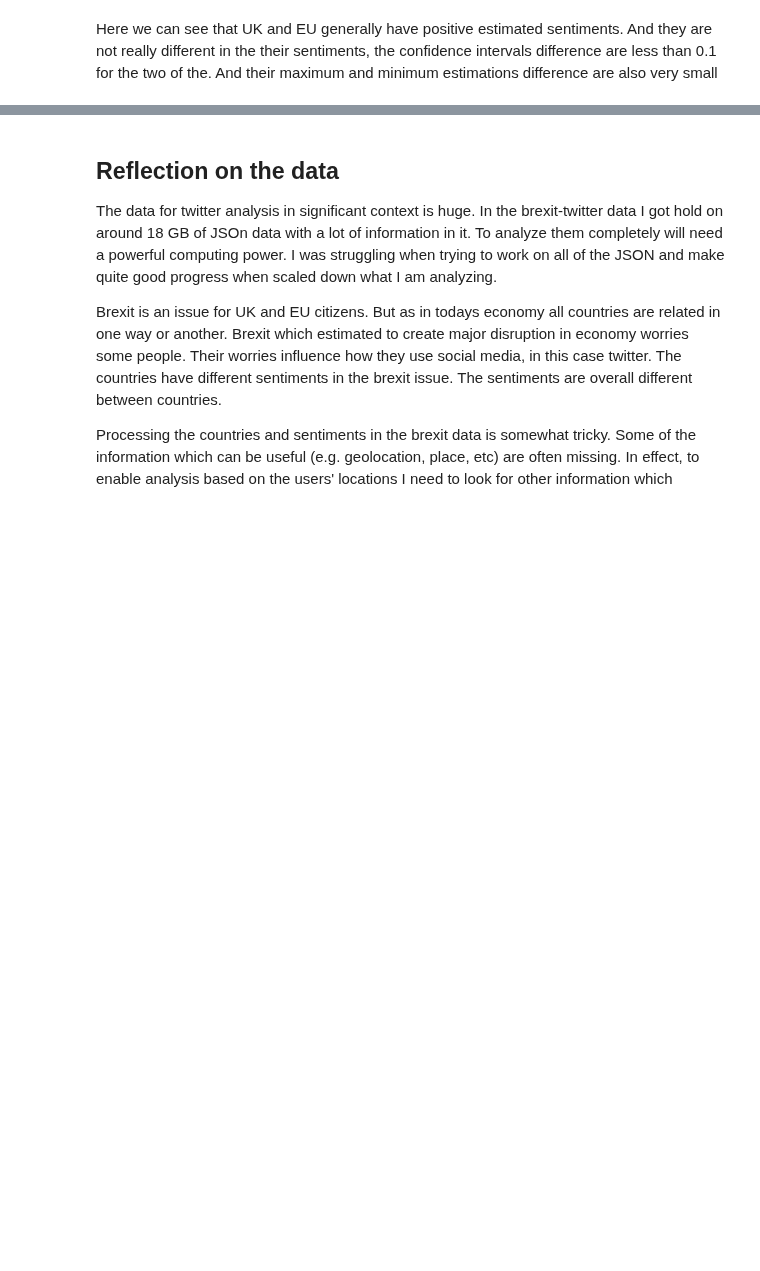
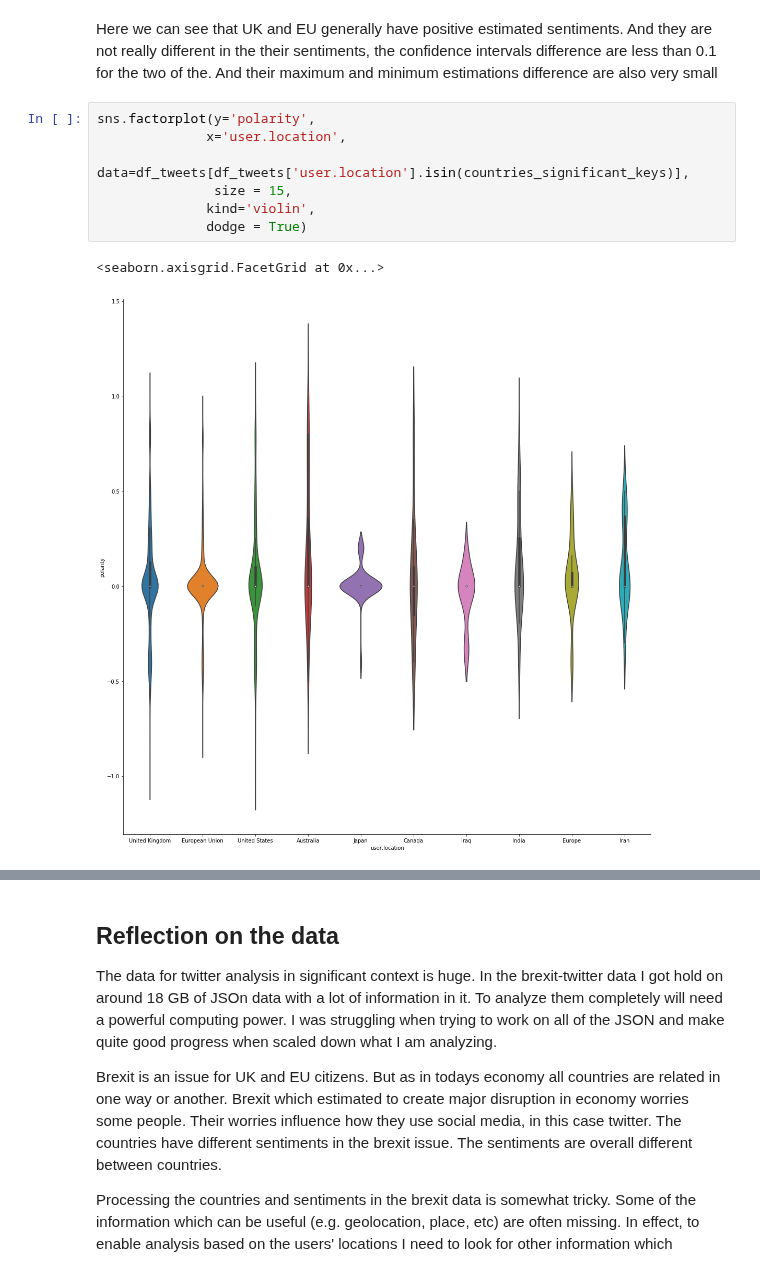
Before and after one commit to indralukmana/twitter-brexit, a Jupyter notebook: Indra/Brexit-Twitter-Indra_Lukmana.ipynb, the cells around one changed output, grey strips where cells are left out. Drawn from its saved outputs; the diff is of its cells as text; blank space fills up the shorter version.

Commit message:
Add violin plots

```diff
--- a/Indra/Brexit-Twitter-Indra_Lukmana.ipynb
+++ b/Indra/Brexit-Twitter-Indra_Lukmana.ipynb
@@ -669,3 +672,13 @@ sns.pointplot(x='polarity', y='user.location', data=df_tweets[df_tweets['user.lo
 [figure]
 # %% [markdown]
 Here we can see that UK and EU generally have positive estimated sentiments. And they are not really different in the their sentiments, the confidence intervals difference are less than 0.1 for the two of the. And their maximum and minimum estimations difference are also very small
+# %%
+sns.factorplot(y='polarity',
+              x='user.location',
+              data=df_tweets[df_tweets['user.location'].isin(countries_significant_keys)],
+               size = 15,
+              kind='violin',
+              dodge = True)
+# %% [output]
+<seaborn.axisgrid.FacetGrid at 0x...>
+[figure, added]
```
Also changed, not shown: parts of 3 cells of this notebook.
